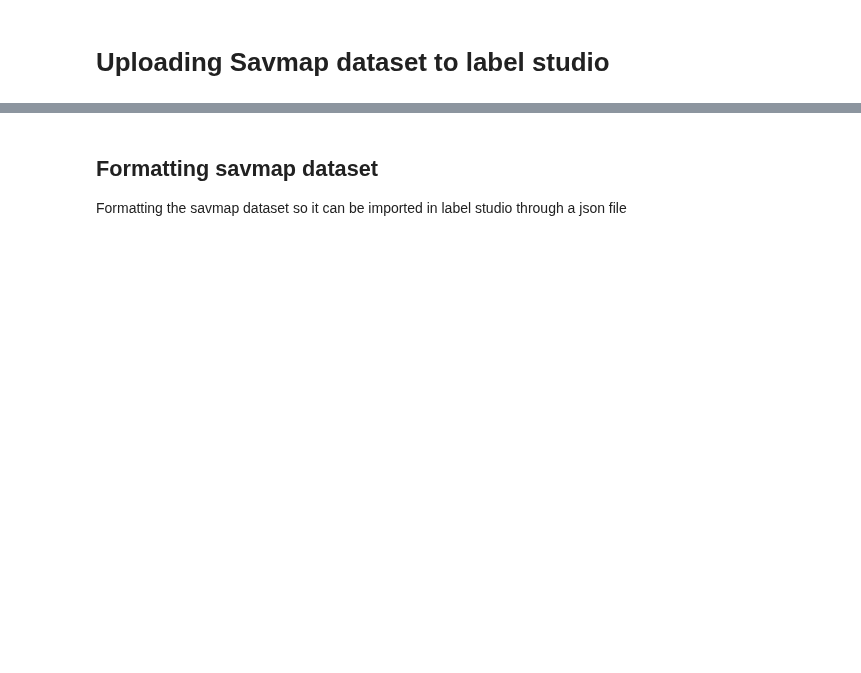
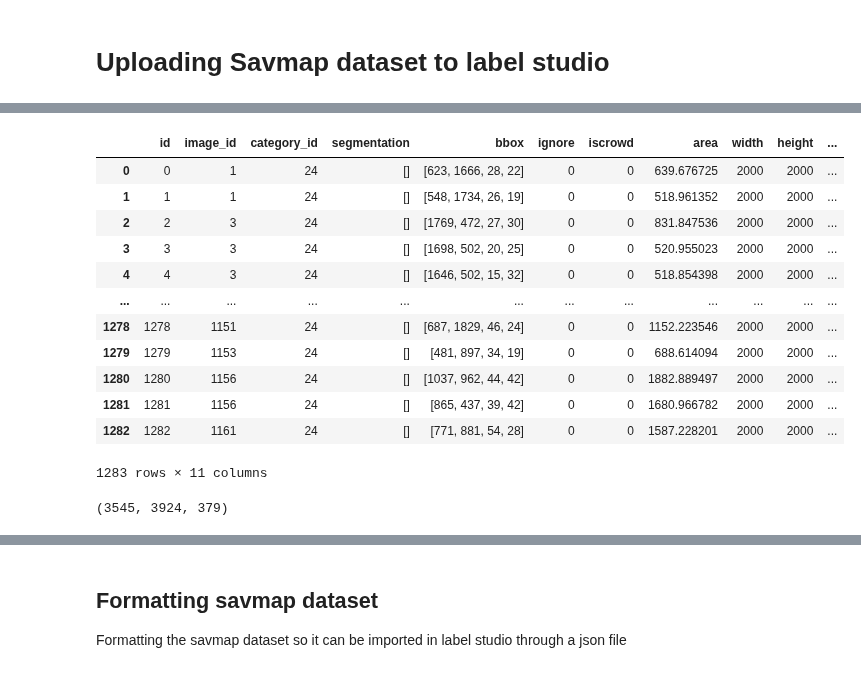
Before and after one commit to FadelMamar/datalabeling, a Jupyter notebook: notebooks/extra_datasets_creation.ipynb, the cells around one changed output, grey strips where cells are left out. Cells and saved outputs as stored; diff of their text form; code cells hidden in the pictures; blank space fills up the shorter version.

```diff
--- a/notebooks/extra_datasets_creation.ipynb
+++ b/notebooks/extra_datasets_creation.ipynb
@@ -48,0 +55,6 @@ annot['images'] = new_infos
+# %%
+annot = load_json(r"D:\savmap_dataset_v2\annotated_py_paul\coco-format\Savmap v2 splits-coco.json")
+# %%
+df_images = pd.DataFrame.from_dict(annot['images'])
+df_images.rename(columns={'id':'image_id'},inplace=True)
+df_images
@@ -48,0 +75,3 @@ annot['images'] = new_infos
+# %%
+df_annot = pd.DataFrame.from_dict(annot['annotations'])
+df_annot
@@ -48,0 +92,3 @@ annot['images'] = new_infos
+# %%
+df_annot['bbox'] = df_annot['bbox'].apply(lambda x: pd.Series(x).astype(int).tolist())
+df_annot
@@ -48,0 +109,17 @@ annot['images'] = new_infos
+# %%
+df_annot_merged = df_annot.merge(df_images,on='image_id',how='left')
+df_annot_merged
+# %% [output]
+|  | id | image_id | category_id | segmentation | bbox | ignore | iscrowd | area | width | height | ... |
+| 0 | 0 | 1 | 24 | [] | [623, 1666, 28, 22] | 0 | 0 | 639.676725 | 2000 | 2000 | ... |
+| 1 | 1 | 1 | 24 | [] | [548, 1734, 26, 19] | 0 | 0 | 518.961352 | 2000 | 2000 | ... |
+| 2 | 2 | 3 | 24 | [] | [1769, 472, 27, 30] | 0 | 0 | 831.847536 | 2000 | 2000 | ... |
+| 3 | 3 | 3 | 24 | [] | [1698, 502, 20, 25] | 0 | 0 | 520.955023 | 2000 | 2000 | ... |
+| 4 | 4 | 3 | 24 | [] | [1646, 502, 15, 32] | 0 | 0 | 518.854398 | 2000 | 2000 | ... |
+| ... | ... | ... | ... | ... | ... | ... | ... | ... | ... | ... | ... |
+| 1278 | 1278 | 1151 | 24 | [] | [687, 1829, 46, 24] | 0 | 0 | 1152.223546 | 2000 | 2000 | ... |
+| 1279 | 1279 | 1153 | 24 | [] | [481, 897, 34, 19] | 0 | 0 | 688.614094 | 2000 | 2000 | ... |
+| 1280 | 1280 | 1156 | 24 | [] | [1037, 962, 44, 42] | 0 | 0 | 1882.889497 | 2000 | 2000 | ... |
+| 1281 | 1281 | 1156 | 24 | [] | [865, 437, 39, 42] | 0 | 0 | 1680.966782 | 2000 | 2000 | ... |
+| 1282 | 1282 | 1161 | 24 | [] | [771, 881, 54, 28] | 0 | 0 | 1587.228201 | 2000 | 2000 | ... |
+1283 rows × 11 columns
@@ -48,0 +130,4 @@ annot['images'] = new_infos
+# %%
+len(empty_images), len(images), len(df_annot_merged['file_name'].unique())
+# %% [output]
+(3545, 3924, 379)
```
Also changed, not shown: parts of 15 cells of this notebook.
